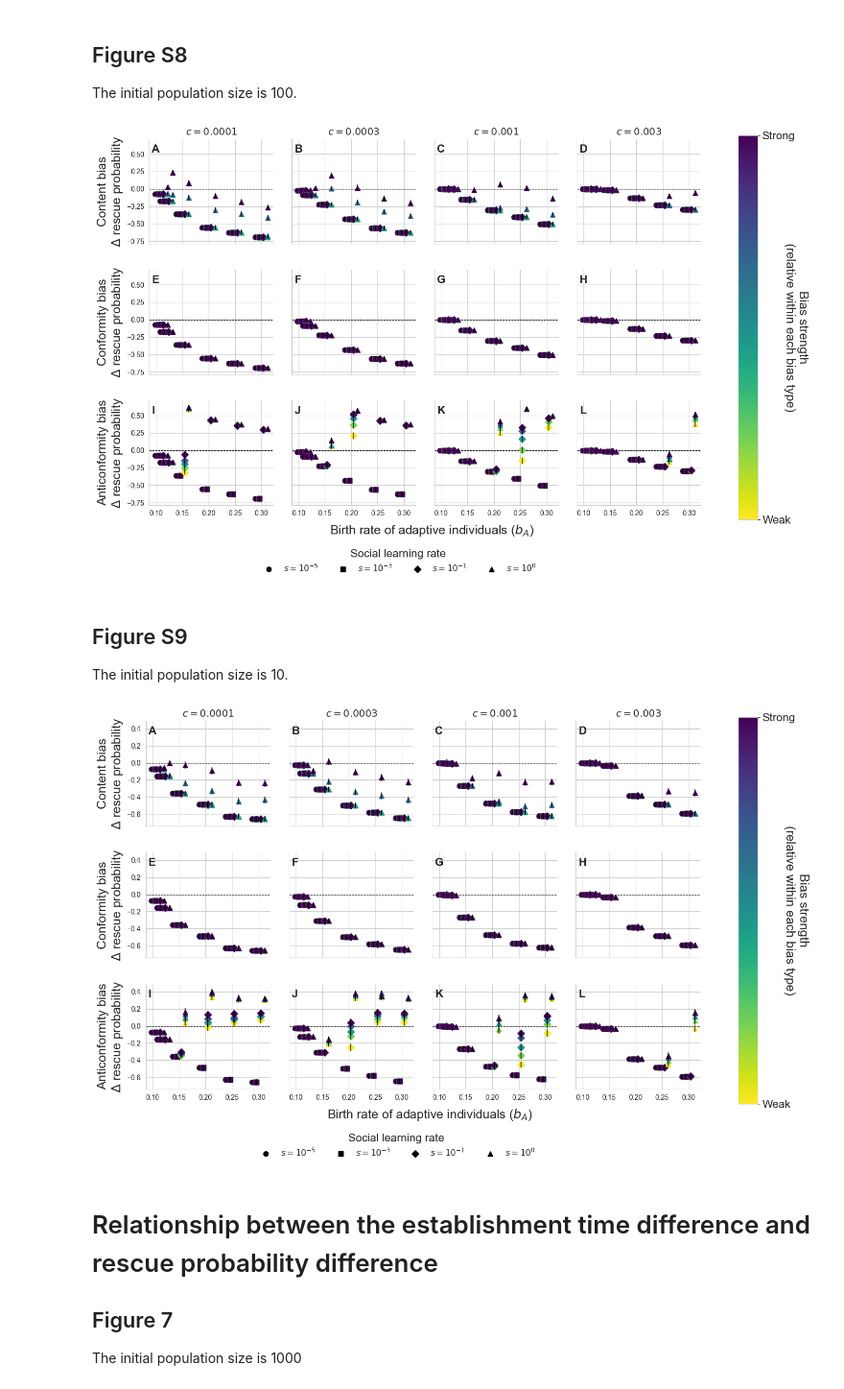
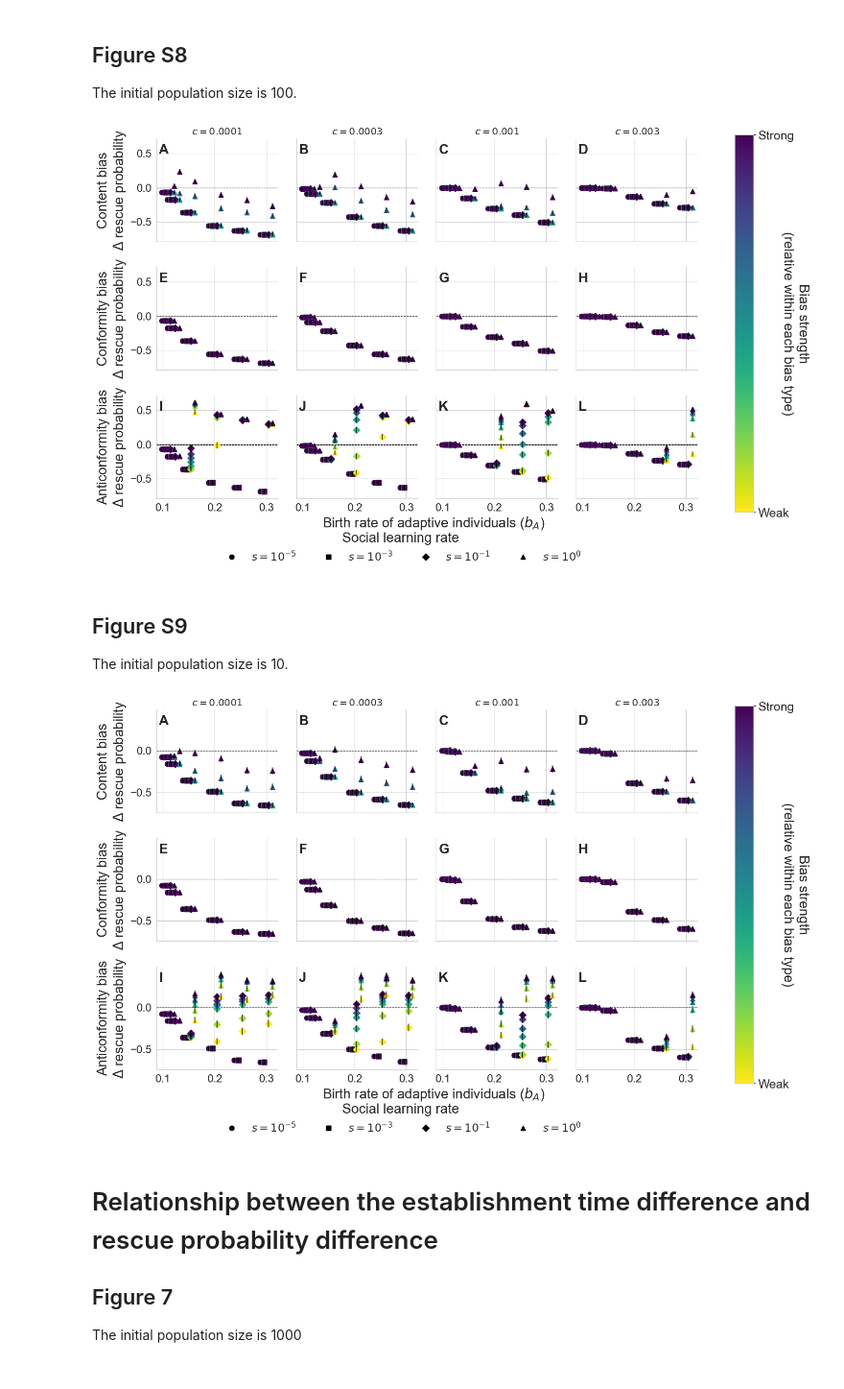
Before and after one commit to ShotaSHIBASAKI/Biological_Cultural_Evolutionary_Rescue, a Jupyter notebook: Analysis.ipynb, the cells around one changed output. Shown at 96% size. Saved outputs shown, nothing was run; the diff lists cells and outputs as text; code cells hidden in the pictures.

```diff
--- a/Analysis.ipynb
+++ b/Analysis.ipynb
@@ -39,7 +39,7 @@ def beta_credible_interval(row, alpha=0.05):
     lower = beta.ppf(alpha / 2, a, b)
     upper = beta.ppf(1 - alpha / 2, a, b)
     return pd.Series({
-        "rescue_prob": row["rescue"] / (row["rescue"] + row["extinction"]),
+        "rescue_prob": (row["rescue"]+1) / (row["rescue"] + row["extinction"]+2),
         "ci_lower": lower,
         "ci_upper": upper
     })
@@ -141,7 +141,7 @@ for key, label in labels.items():
         ha="left"
     )
 
-#plt.savefig('Baseline_Model_Results.png', bbox_inches='tight')
+plt.savefig('Baseline_Model_Results.png', bbox_inches='tight')
 # %% [output]
 [figure]
 # %% [markdown]
@@ -160,7 +160,7 @@ def beta_credible_interval(row, alpha=0.05):
     lower = beta.ppf(alpha / 2, a, b)
     upper = beta.ppf(1 - alpha / 2, a, b)
     return pd.Series({
-        "rescue_prob": row["rescue"] / (row["rescue"] + row["extinction"]),
+        "rescue_prob": (row["rescue"]+1) / (row["rescue"] + row["extinction"]+2),
         "ci_lower": lower,
         "ci_upper": upper
     })
@@ -241,7 +241,7 @@ for ax, label in zip(g.axes.flat, panel_labels):
 
 plt.tight_layout()
 fname='Baseline_adaptive.pdf'
-#plt.savefig(fname, dpi=300, bbox_inches='tight')
+plt.savefig(fname, dpi=300, bbox_inches='tight')
 plt.show()
 # %% [output]
 [figure]
@@ -262,7 +262,7 @@ def beta_credible_interval(row, alpha=0.05):
     lower = beta.ppf(alpha / 2, a, b)
     upper = beta.ppf(1 - alpha / 2, a, b)
     return pd.Series({
-        "rescue_prob": row["rescue"] / (row["rescue"] + row["extinction"]),
+        "rescue_prob": (row["rescue"]+1) / (row["rescue"] + row["extinction"]+2),
         "ci_lower": lower,
         "ci_upper": upper
     })
@@ -345,7 +345,7 @@ for ax, label in zip(g.axes.flat, panel_labels):
 
 plt.tight_layout()
 fname=f'Biological_evolutionary_rescue_plot_init_pop_{init_pop}.pdf'
-#plt.savefig(fname, dpi=300, bbox_inches='tight')
+plt.savefig(fname, dpi=300, bbox_inches='tight')
 plt.show()
 # %% [output]
 [figure]
@@ -477,7 +469,7 @@ def beta_credible_interval(row, alpha=0.05):
     lower = beta.ppf(alpha / 2, a, b)
     upper = beta.ppf(1 - alpha / 2, a, b)
     return pd.Series({
-        "rescue_prob": row["rescue"] / (row["rescue"] + row["extinction"]),
+        "rescue_prob": (row["rescue"]+1) / (row["rescue"] + row["extinction"]+2),
         "ci_lower": lower,
         "ci_upper": upper
     })
@@ -1295,7 +1337,6 @@ g = sns.FacetGrid(
 def scatter_delta_with_ci(data, **kwargs):
     ax = plt.gca()
 
-    # social learning rate ごとの dodge
     s_values = sorted(data["s"].unique())
     n_s = len(s_values)
     dodge_width = 0.012
@@ -1345,10 +1386,11 @@ def scatter_delta_with_ci(data, **kwargs):
 
 g.map_dataframe(scatter_delta_with_ci)
 for ax, cval in zip(g.axes[0], c_order):
-    ax.set_title(rf"$c = {cval}$", fontsize=16)
+    ax.set_title(rf"$c = {cval}$", fontsize=20)
 for ax in g.axes.flat[len(c_order):]:
     ax.set_title("")
-
+for ax in g.axes.flat:
+    ax.tick_params(axis="both", labelsize=16)
 
 
 panel_labels = string.ascii_uppercase
@@ -1360,7 +1402,7 @@ for ax, label in zip(axes, panel_labels):
         0.02, 0.95,
         label,
         transform=ax.transAxes,
-        fontsize=16,
+        fontsize=20,
         fontweight="bold",
         va="top",
         ha="left"
@@ -1376,12 +1418,11 @@ g.set_axis_labels(
 for ax, key in zip(g.axes[:, 0], bias_order):
     ax.set_ylabel(
         bias_titles[key] + "\n" + r"$\Delta$ rescue probability",
-        fontsize=18
+        fontsize=20
     )
 
 for ax, cval in zip(g.axes[0], c_order):
     ax.set_title(rf"$c = {cval}$", fontsize=14)
-# --- 各パネルの x ラベルを消す ---
 for ax in g.axes.flat:
     ax.set_xlabel("")
 g.fig.text(
@@ -1390,7 +1431,7 @@ g.fig.text(
     r"Birth rate of adaptive individuals ($b_A$)",
     ha="center",
     va="center",
-    fontsize=18
+    fontsize=20
 )
 
 
@@ -1423,8 +1464,8 @@ g.fig.legend(
     bbox_to_anchor=(0.45, -0.1),
     ncol=len(handles_s),
     frameon=False,
-    prop={"size": 12},
-    title_fontsize=16
+    prop={"size": 16},
+    title_fontsize=20
 )
 
 # --- (B) bias strength colorbar ---
@@ -1441,7 +1482,7 @@ cbar = g.fig.colorbar(
 
 cbar.ax.set_ylabel(
     "Bias strength\n(relative within each bias type)",
-    fontsize=18,
+    fontsize=20,
     rotation=270,
     labelpad= 1
 )
@@ -1449,7 +1490,7 @@ cbar.ax.yaxis.label.set_verticalalignment("center")
 
 cbar.set_ticks([0, 1])
 cbar.set_ticklabels(["Weak", "Strong"])
-cbar.ax.tick_params(labelsize=16)
+cbar.ax.tick_params(labelsize=18)
 
 
 #
@@ -1462,14 +1503,14 @@ g.fig.subplots_adjust(
     wspace=0.15
 )
 
-#g.fig.savefig(
-#     "Delta_rescue_probability_bias_by_c_init_pop_100_ind_learning_0.pdf",
-#     dpi=300,
-#     bbox_inches="tight")
+g.fig.savefig(
+     "Delta_rescue_probability_bias_by_c_init_pop_100_ind_learning_0.pdf",
+     dpi=300,
+     bbox_inches="tight")
 
 plt.show()
 # %% [output]
-[figure, old version]
+[figure, new version]
 # %% [markdown]
 ## Figure S9
 The initial population size is 10.
@@ -1534,7 +1575,6 @@ g = sns.FacetGrid(
 def scatter_delta_with_ci(data, **kwargs):
     ax = plt.gca()
 
-    # social learning rate ごとの dodge
     s_values = sorted(data["s"].unique())
     n_s = len(s_values)
     dodge_width = 0.012
@@ -1584,10 +1624,11 @@ def scatter_delta_with_ci(data, **kwargs):
 
 g.map_dataframe(scatter_delta_with_ci)
 for ax, cval in zip(g.axes[0], c_order):
-    ax.set_title(rf"$c = {cval}$", fontsize=16)
+    ax.set_title(rf"$c = {cval}$", fontsize=20)
 for ax in g.axes.flat[len(c_order):]:
     ax.set_title("")
-
+for ax in g.axes.flat:
+    ax.tick_params(axis="both", labelsize=16)
 
 
 panel_labels = string.ascii_uppercase
@@ -1599,7 +1640,7 @@ for ax, label in zip(axes, panel_labels):
         0.02, 0.95,
         label,
         transform=ax.transAxes,
-        fontsize=16,
+        fontsize=20,
         fontweight="bold",
         va="top",
         ha="left"
@@ -1615,12 +1656,11 @@ g.set_axis_labels(
 for ax, key in zip(g.axes[:, 0], bias_order):
     ax.set_ylabel(
         bias_titles[key] + "\n" + r"$\Delta$ rescue probability",
-        fontsize=18
+        fontsize=20
     )
 
 for ax, cval in zip(g.axes[0], c_order):
     ax.set_title(rf"$c = {cval}$", fontsize=14)
-# --- 各パネルの x ラベルを消す ---
 for ax in g.axes.flat:
     ax.set_xlabel("")
 g.fig.text(
@@ -1629,7 +1669,7 @@ g.fig.text(
     r"Birth rate of adaptive individuals ($b_A$)",
     ha="center",
     va="center",
-    fontsize=18
+    fontsize=20
 )
 
 
@@ -1662,8 +1702,8 @@ g.fig.legend(
     bbox_to_anchor=(0.45, -0.1),
     ncol=len(handles_s),
     frameon=False,
-    prop={"size": 12},
-    title_fontsize=16
+    prop={"size": 16},
+    title_fontsize=20
 )
 
 # --- (B) bias strength colorbar ---
@@ -1675,40 +1715,40 @@ cbar = g.fig.colorbar(
     sm,
     ax=g.axes,
     fraction=0.035,
     pad=0.01
 )
 
 cbar.ax.set_ylabel(
     "Bias strength\n(relative within each bias type)",
-    fontsize=18,
+    fontsize=20,
     rotation=270,
     labelpad= 1
 )
 cbar.ax.yaxis.label.set_verticalalignment("center")
 
 cbar.set_ticks([0, 1])
 cbar.set_ticklabels(["Weak", "Strong"])
-cbar.ax.tick_params(labelsize=16)
+cbar.ax.tick_params(labelsize=18)
 
 
 #
 g.fig.subplots_adjust(
     left=0.08,
     right=0.9,
     bottom=0.08,
     top=0.95,
     hspace=0.25,
     wspace=0.15
 )
 
-#g.fig.savefig(
-#     "Delta_rescue_probability_bias_by_c_init_pop_10_ind_learning_0.pdf",
-#     dpi=300,
-#     bbox_inches="tight")
+g.fig.savefig(
+     "Delta_rescue_probability_bias_by_c_init_pop_10_ind_learning_0.pdf",
+     dpi=300,
+     bbox_inches="tight")
 
 plt.show()
 # %% [output]
-[figure, old version]
+[figure, new version]
 # %% [markdown]
 # Relationship between the establishment time difference and rescue probability difference
 ## Figure 7
```
Also changed, not shown: parts of 13 cells of this notebook, 2 other files.
